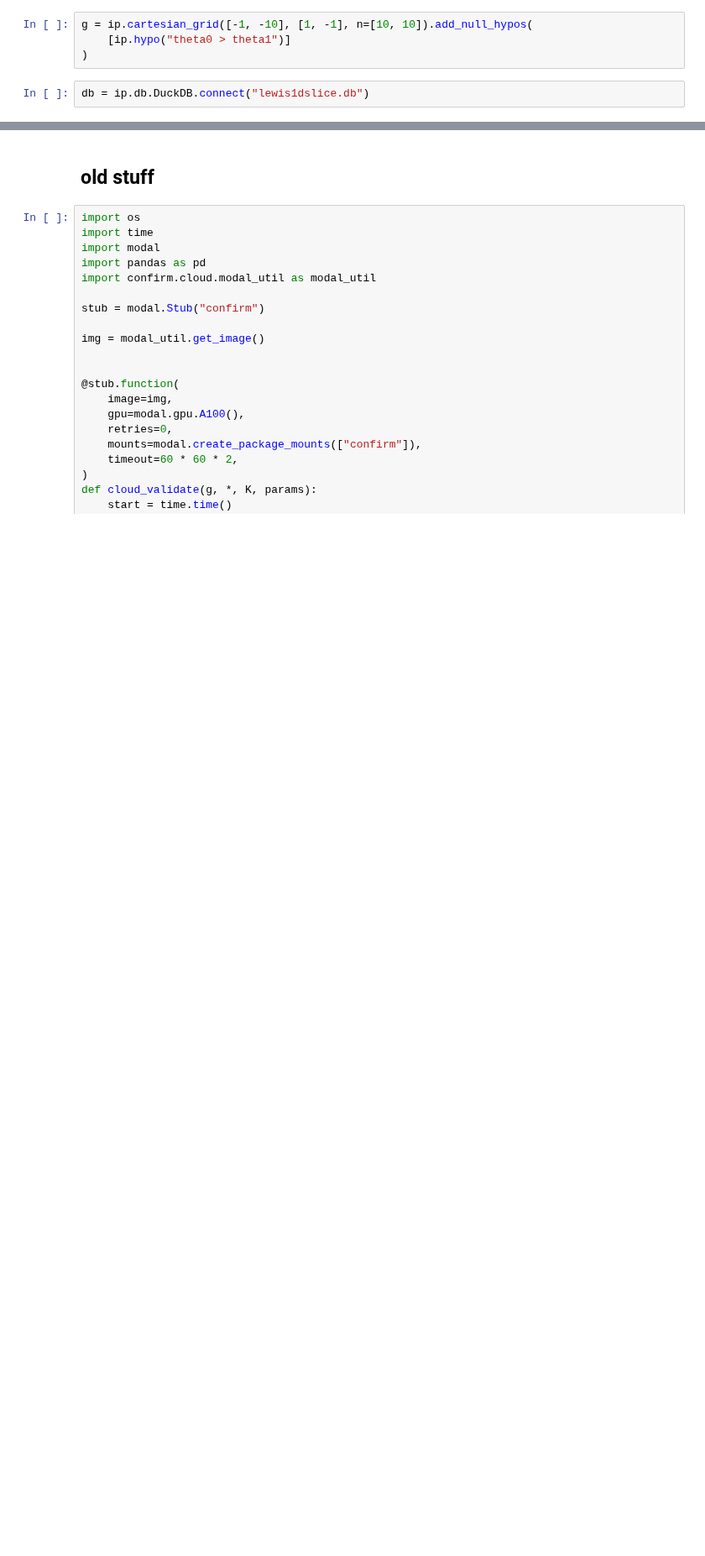
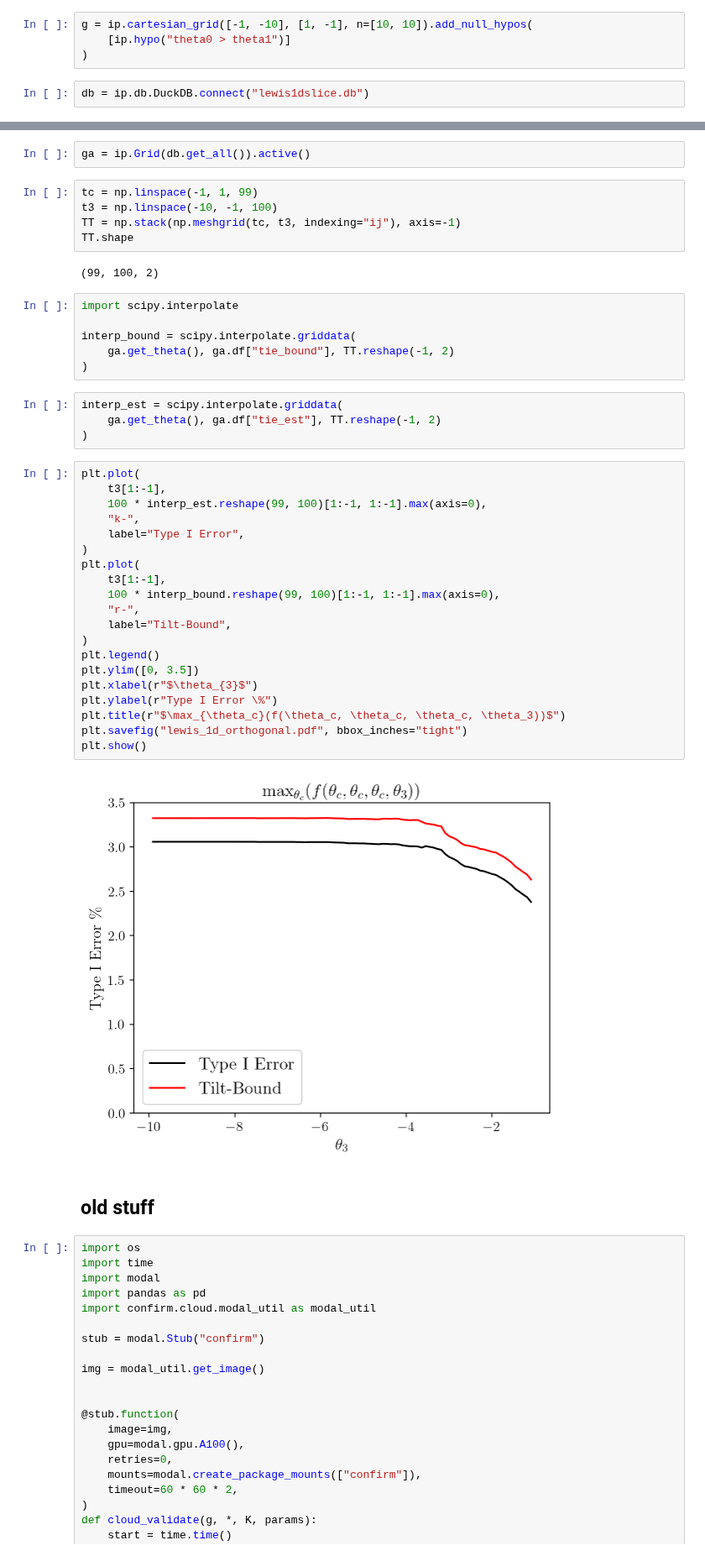
Before and after one commit to Confirm-Solutions/confirmasaurus, a Jupyter notebook: research/paper_figures/lewis_1d_adagrid.ipynb, the cells around one changed output, grey strips where cells are left out. Shown at 84% size. Saved outputs shown, nothing was run; the diff lists cells and outputs as text; blank space fills up the shorter version.

Commit message:
Final Lewis 1D slice figures.

```diff
--- a/research/paper_figures/lewis_1d_adagrid.ipynb
+++ b/research/paper_figures/lewis_1d_adagrid.ipynb
@@ -74,3 +82,44 @@ processing  32768
+# %%
+ga = ip.Grid(db.get_all()).active()
+# %%
+tc = np.linspace(-1, 1, 99)
+t3 = np.linspace(-10, -1, 100)
+TT = np.stack(np.meshgrid(tc, t3, indexing="ij"), axis=-1)
+TT.shape
+# %% [output]
+(99, 100, 2)
+# %%
+import scipy.interpolate
+
+interp_bound = scipy.interpolate.griddata(
+    ga.get_theta(), ga.df["tie_bound"], TT.reshape(-1, 2)
+)
+# %%
+interp_est = scipy.interpolate.griddata(
+    ga.get_theta(), ga.df["tie_est"], TT.reshape(-1, 2)
+)
+# %%
+plt.plot(
+    t3[1:-1],
+    100 * interp_est.reshape(99, 100)[1:-1, 1:-1].max(axis=0),
+    "k-",
+    label="Type I Error",
+)
+plt.plot(
+    t3[1:-1],
+    100 * interp_bound.reshape(99, 100)[1:-1, 1:-1].max(axis=0),
+    "r-",
+    label="Tilt-Bound",
+)
+plt.legend()
+plt.ylim([0, 3.5])
+plt.xlabel(r"$\theta_{3}$")
+plt.ylabel(r"Type I Error \%")
+plt.title(r"$\max_{\theta_c}(f(\theta_c, \theta_c, \theta_c, \theta_3))$")
+plt.savefig("lewis_1d_orthogonal.pdf", bbox_inches="tight")
+plt.show()
+# %% [output]
+[figure, added]
 # %% [markdown]
 ## old stuff
 # %%
```
Also changed, not shown: parts of 1 cell of this notebook, 3 other files.
